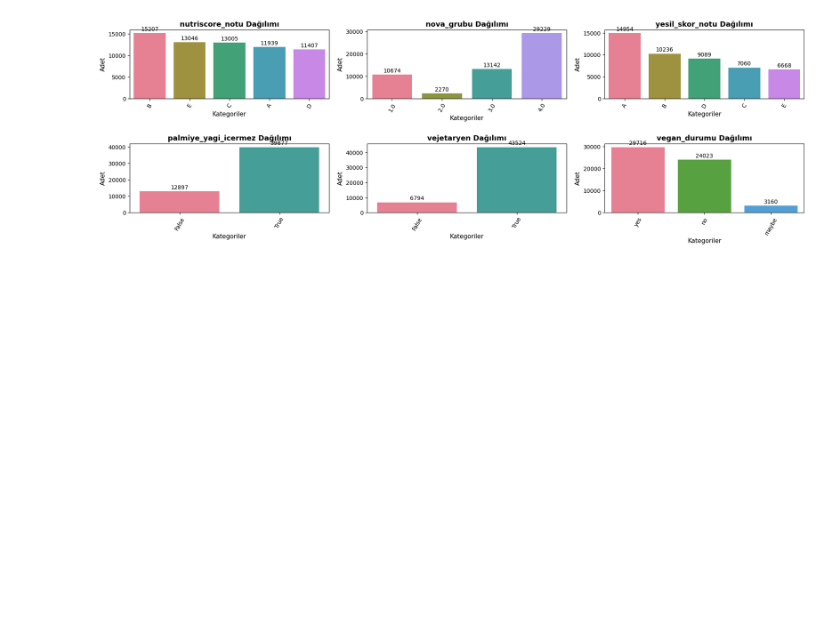
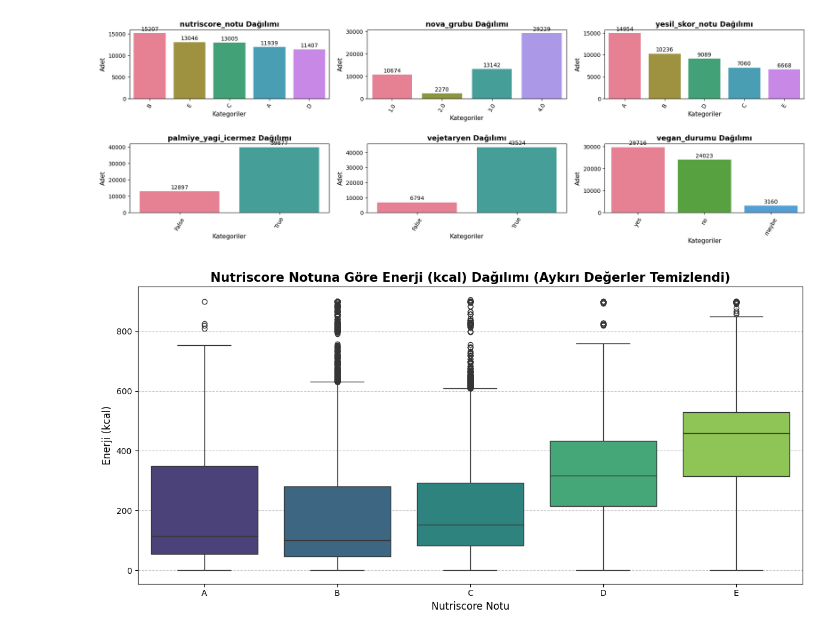
Before and after one commit to oguzhanerbil/food-health-predictor, a Jupyter notebook: prediction/oguzhan/analiz.ipynb, the cells around one changed output. Saved outputs shown, nothing was run; the diff lists cells and outputs as text; code cells hidden in the pictures; blank space fills up the shorter version.

```diff
--- a/prediction/oguzhan/analiz.ipynb
+++ b/prediction/oguzhan/analiz.ipynb
@@ -256,3 +256,49 @@ plt.tight_layout(pad=1.5, w_pad=1.5, h_pad=2.5)
 plt.show()
 # %% [output]
 [figure]
+# %%
+import matplotlib.pyplot as plt
+import seaborn as sns
+
+# Veriyi hazırlayalım
+df_plot = data[['enerji_kcal', 'nutriscore_notu']].dropna()
+
+# --- UÇ DEĞERLERİ TEMİZLEME (IQR YÖNTEMİ) ---
+Q1 = df_plot['enerji_kcal'].quantile(0.25)
+Q3 = df_plot['enerji_kcal'].quantile(0.75)
+IQR = Q3 - Q1
+lower_bound = Q1 - 1.5 * IQR
+upper_bound = Q3 + 1.5 * IQR
+
+# Sınırlar dışında kalan verileri temizleyelim
+df_filtered = df_plot[(df_plot['enerji_kcal'] >= lower_bound) & (df_plot['enerji_kcal'] <= upper_bound)]
+# ---------------------------------------------
+
+# Nutriscore notlarını sıralı bir şekilde göstermek için liste tanımlayalım
+nutriscore_order = ['A', 'B', 'C', 'D', 'E']
+
+# Eğer veri setinizde bazı harfler yoksa mevcut olanları filtreleyelim
+existing_scores = [score for score in nutriscore_order if score in df_filtered['nutriscore_notu'].unique()]
+
+plt.figure(figsize=(12, 6))
+
+# Boxplot çizimi (Temizlenmiş veri ile)
+sns.boxplot(
+    x='nutriscore_notu',
+    y='enerji_kcal',
+    data=df_filtered,
+    order=existing_scores,
+    palette='viridis'
+)
+
+# Grafik detayları
+plt.title('Nutriscore Notuna Göre Enerji (kcal) Dağılımı', fontsize=15, fontweight='bold')
+plt.xlabel('Nutriscore Notu', fontsize=12)
+plt.ylabel('Enerji (kcal)', fontsize=12)
+plt.grid(axis='y', linestyle='--', alpha=0.7)
+
+# Grafiği gösterme
+plt.tight_layout()
+plt.show()
+# %% [output]
+[figure, added]
```
Also changed, not shown: parts of 1 cell of this notebook.
